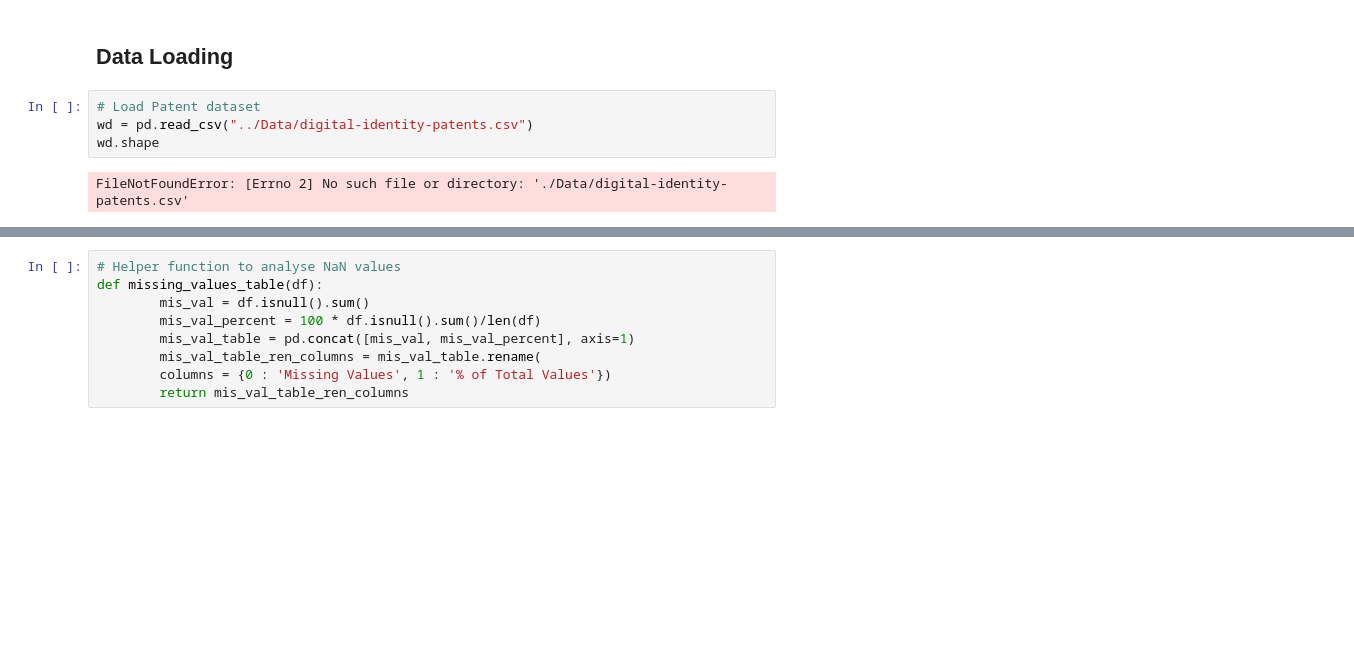
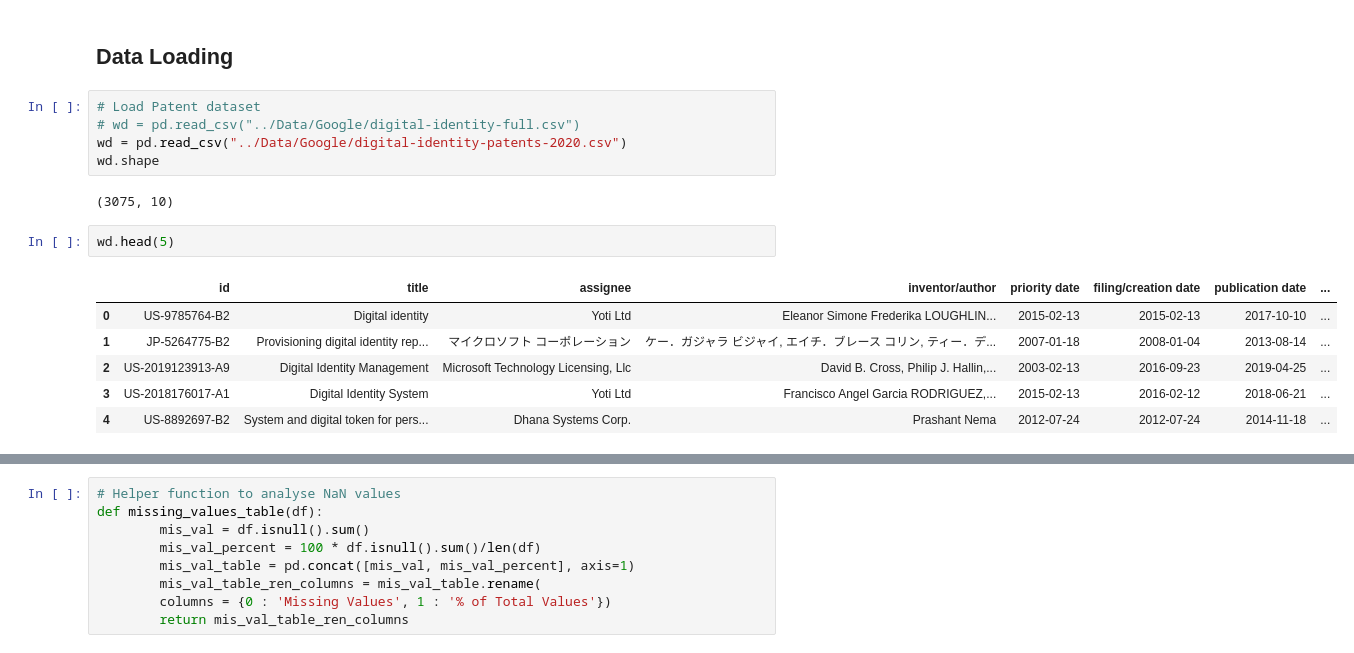
Before and after one commit to oxford-mc/patent-mining, a Jupyter notebook: jupyter/patent_analysis.ipynb, the cells around one changed output, grey strips where cells are left out. Cells and saved outputs as stored; diff of their text form; blank space fills up the shorter version.

```diff
--- a/jupyter/patent_analysis.ipynb
+++ b/jupyter/patent_analysis.ipynb
@@ -88,10 +88,20 @@ rcParams["figure.figsize"] = (13, 3)
 ## Data Loading<a class="anchor" id="nba-clean-data"></a>
 # %%
 # Load Patent dataset
-wd = pd.read_csv("../Data/digital-identity-patents.csv")
+# wd = pd.read_csv("../Data/Google/digital-identity-full.csv")
+wd = pd.read_csv("../Data/Google/digital-identity-patents-2020.csv")
 wd.shape
 # %% [output]
-FileNotFoundError: [Errno 2] No such file or directory: './Data/digital-identity-patents.csv'
+(3075, 10)
+# %%
+wd.head(5)
+# %% [output]
+|  | id | title | assignee | inventor/author | priority date | filing/creation date | publication date | ... |
+| 0 | US-9785764-B2 | Digital identity | Yoti Ltd | Eleanor Simone Frederika LOUGHLIN... | 2015-02-13 | 2015-02-13 | 2017-10-10 | ... |
+| 1 | JP-5264775-B2 | Provisioning digital identity rep... | マイクロソフト コーポレーション | ケー．ガジャラ ビジャイ, エイチ．ブレース コリン, ティー．デ... | 2007-01-18 | 2008-01-04 | 2013-08-14 | ... |
+| 2 | US-2019123913-A9 | Digital Identity Management | Microsoft Technology Licensing, Llc | David B. Cross, Philip J. Hallin,... | 2003-02-13 | 2016-09-23 | 2019-04-25 | ... |
+| 3 | US-2018176017-A1 | Digital Identity System | Yoti Ltd | Francisco Angel Garcia RODRIGUEZ,... | 2015-02-13 | 2016-02-12 | 2018-06-21 | ... |
+| 4 | US-8892697-B2 | System and digital token for pers... | Dhana Systems Corp. | Prashant Nema | 2012-07-24 | 2012-07-24 | 2014-11-18 | ... |
 # %%
 # Clean data into English
 wd["assignee"].replace({"한국전자통신연구원": "Electronics and Telecommunications Research Institute"}, inplace=True)
```
Also changed, not shown: parts of 15 cells of this notebook, 5 other files.
